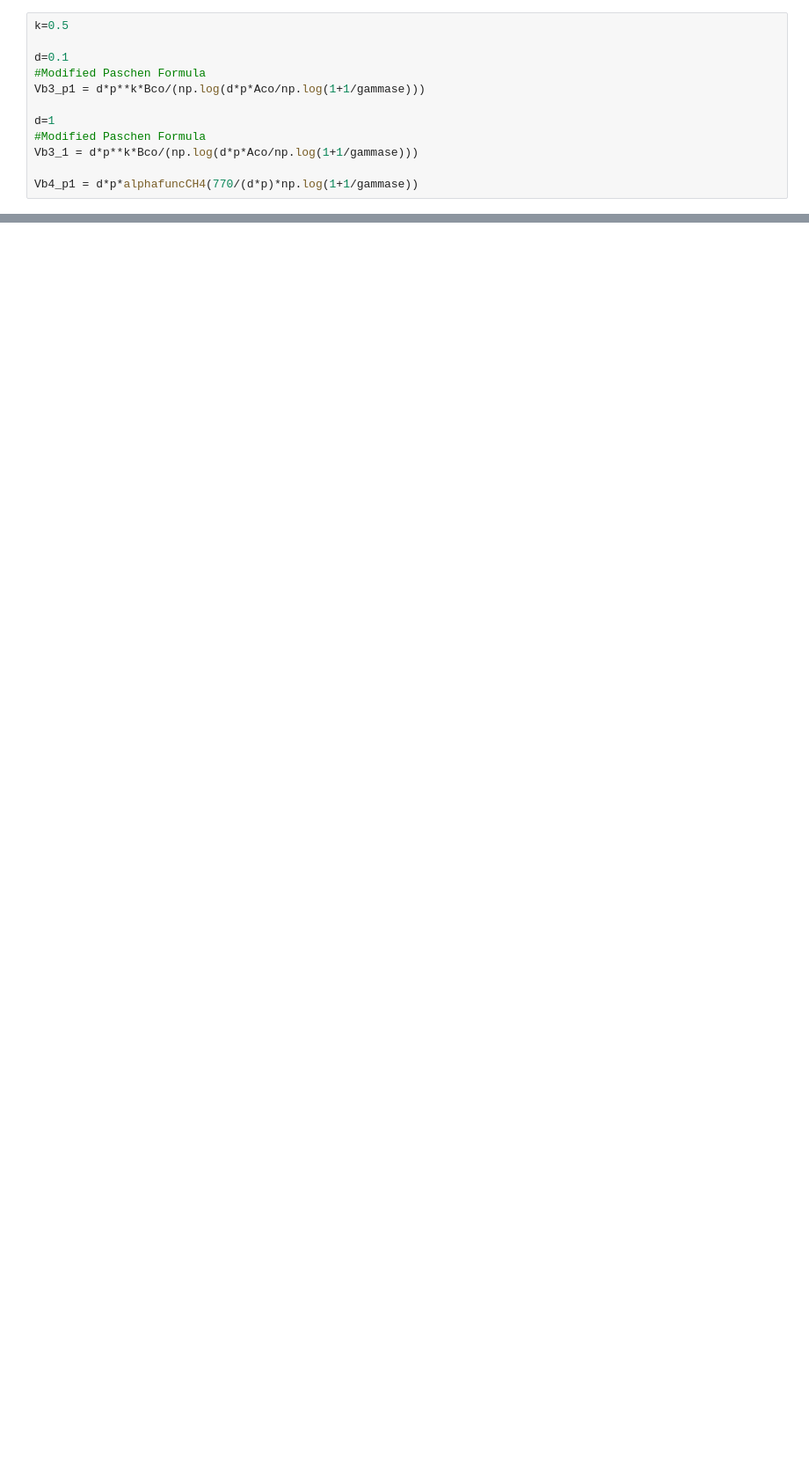
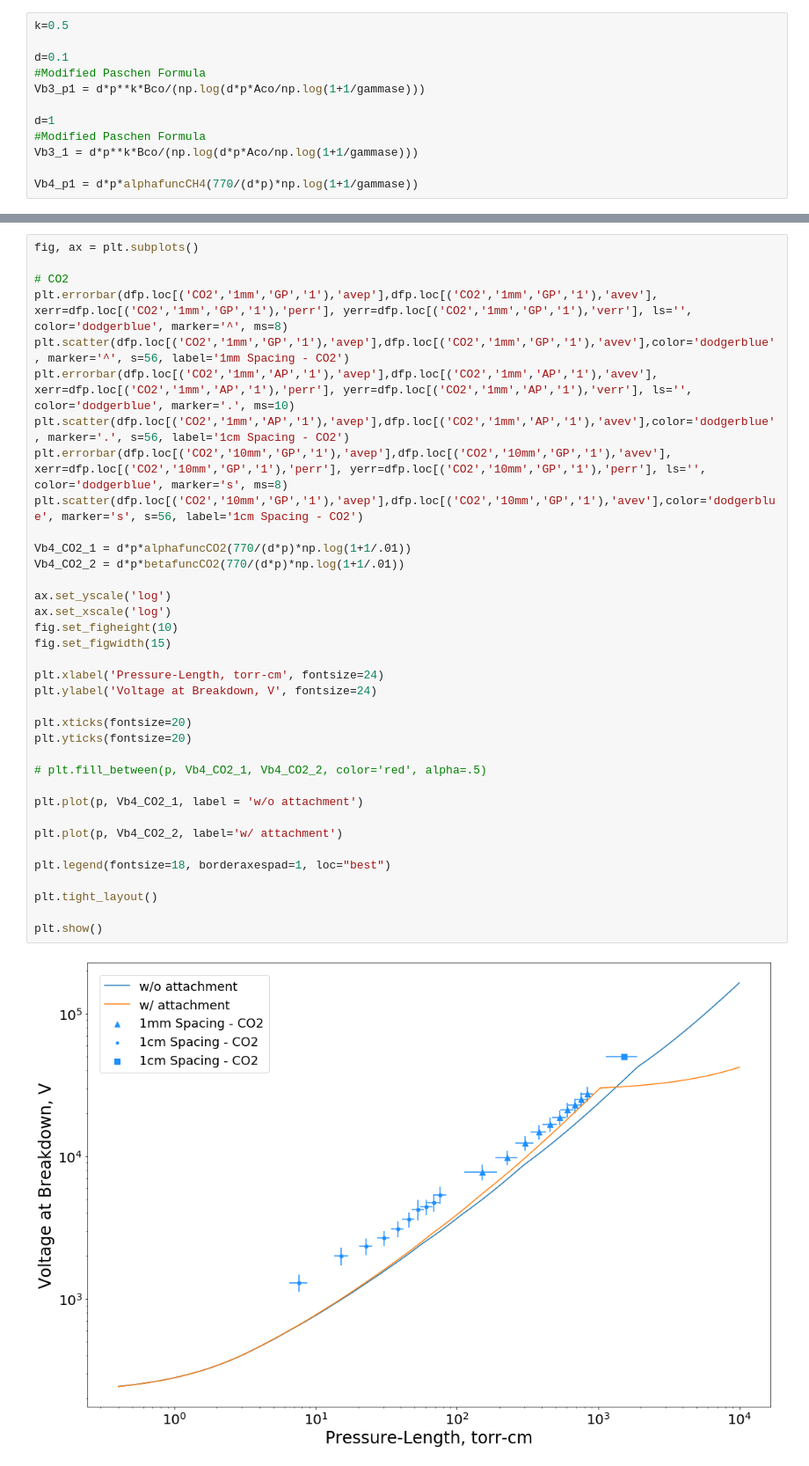
Before and after one commit to UTA-REST/HVBreakdown, a Jupyter notebook: HVplot.ipynb, the cells around one changed output, grey strips where cells are left out. Shown: that part at 88% size. Drawn from its saved outputs; the diff is of its cells as text; blank space fills up the shorter version.

```diff
--- a/HVplot.ipynb
+++ b/HVplot.ipynb
@@ -449,0 +513,38 @@ plt.ylim(0,2000)
+# %%
+fig, ax = plt.subplots()
+
+# CO2
+plt.errorbar(dfp.loc[('CO2','1mm','GP','1'),'avep'],dfp.loc[('CO2','1mm','GP','1'),'avev'], xerr=dfp.loc[('CO2','1mm','GP','1'),'perr'], yerr=dfp.loc[('CO2','1mm','GP','1'),'verr'], ls='', color='dodgerblue', marker='^', ms=8)
+plt.scatter(dfp.loc[('CO2','1mm','GP','1'),'avep'],dfp.loc[('CO2','1mm','GP','1'),'avev'],color='dodgerblue', marker='^', s=56, label='1mm Spacing - CO2')
+plt.errorbar(dfp.loc[('CO2','1mm','AP','1'),'avep'],dfp.loc[('CO2','1mm','AP','1'),'avev'], xerr=dfp.loc[('CO2','1mm','AP','1'),'perr'], yerr=dfp.loc[('CO2','1mm','AP','1'),'verr'], ls='', color='dodgerblue', marker='.', ms=10)
+plt.scatter(dfp.loc[('CO2','1mm','AP','1'),'avep'],dfp.loc[('CO2','1mm','AP','1'),'avev'],color='dodgerblue', marker='.', s=56, label='1cm Spacing - CO2')
+plt.errorbar(dfp.loc[('CO2','10mm','GP','1'),'avep'],dfp.loc[('CO2','10mm','GP','1'),'avev'], xerr=dfp.loc[('CO2','10mm','GP','1'),'perr'], yerr=dfp.loc[('CO2','10mm','GP','1'),'perr'], ls='', color='dodgerblue', marker='s', ms=8)
+plt.scatter(dfp.loc[('CO2','10mm','GP','1'),'avep'],dfp.loc[('CO2','10mm','GP','1'),'avev'],color='dodgerblue', marker='s', s=56, label='1cm Spacing - CO2')
+
+Vb4_CO2_1 = d*p*alphafuncCO2(770/(d*p)*np.log(1+1/.01))
+Vb4_CO2_2 = d*p*betafuncCO2(770/(d*p)*np.log(1+1/.01))
+
+ax.set_yscale('log')
+ax.set_xscale('log')
+fig.set_figheight(10)
+fig.set_figwidth(15)
+
+plt.xlabel('Pressure-Length, torr-cm', fontsize=24)
+plt.ylabel('Voltage at Breakdown, V', fontsize=24)
+
+plt.xticks(fontsize=20)
+plt.yticks(fontsize=20)
+
+# plt.fill_between(p, Vb4_CO2_1, Vb4_CO2_2, color='red', alpha=.5)
+
+plt.plot(p, Vb4_CO2_1, label = 'w/o attachment')
+
+plt.plot(p, Vb4_CO2_2, label='w/ attachment')
+
+plt.legend(fontsize=18, borderaxespad=1, loc="best")
+
+plt.tight_layout()
+
+plt.show()
+# %% [output]
+[figure, added]
```
Also changed, not shown: parts of 11 cells of this notebook.
